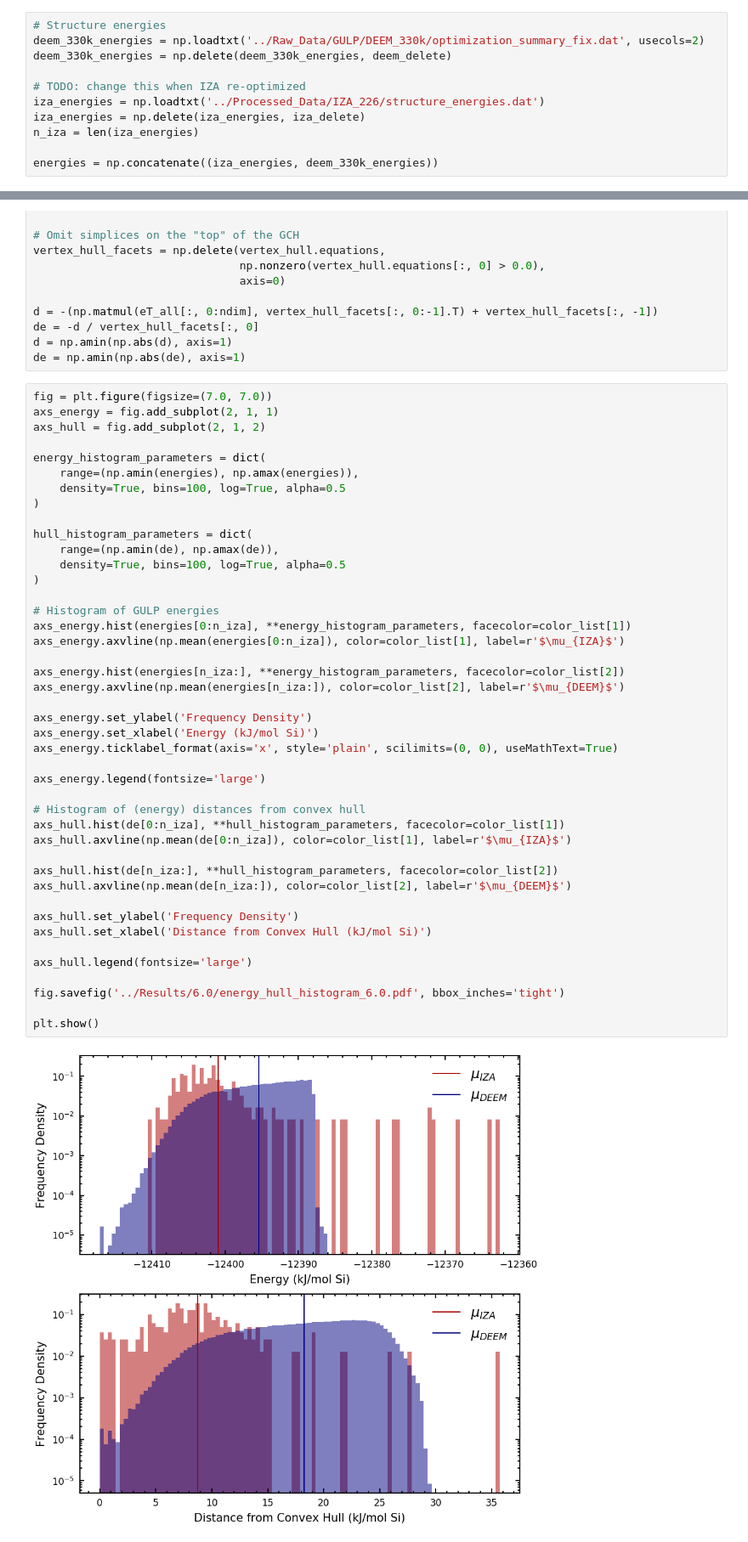
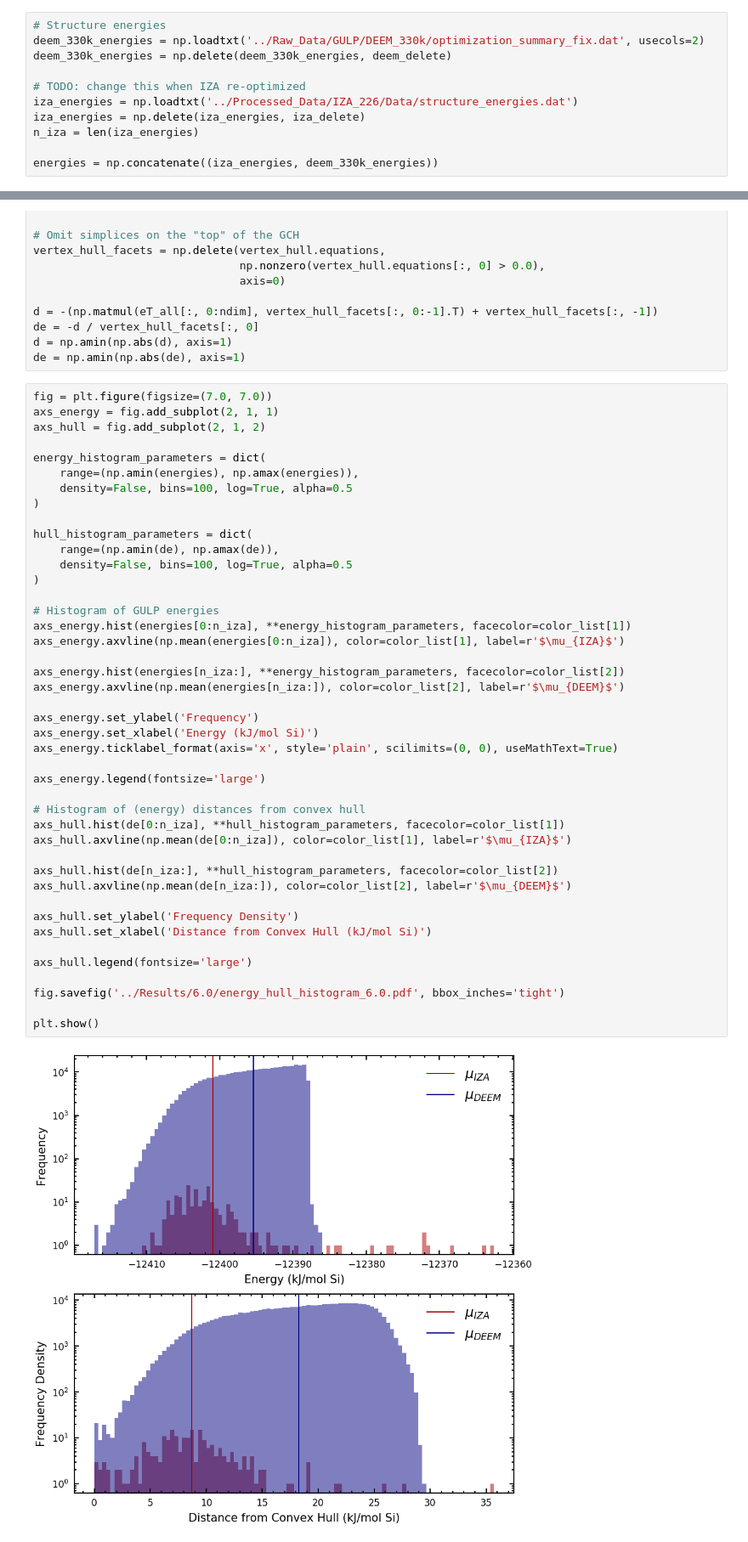
Before and after one commit to bhelfrecht/zeolites_iza-deem, a Jupyter notebook: Scripts/post_analysis_checks.ipynb, the cells around one changed output, grey strips where cells are left out. Shown at 85% size. Drawn from its saved outputs; the diff is of its cells as text.

Commit message:
Cosmetic adjustments to plots

```diff
--- a/Scripts/post_analysis_checks.ipynb
+++ b/Scripts/post_analysis_checks.ipynb
@@ -336,7 +336,7 @@ deem_330k_energies = np.loadtxt('../Raw_Data/GULP/DEEM_330k/optimization_summary
 deem_330k_energies = np.delete(deem_330k_energies, deem_delete)
 
 # TODO: change this when IZA re-optimized
-iza_energies = np.loadtxt('../Processed_Data/IZA_226/structure_energies.dat')
+iza_energies = np.loadtxt('../Processed_Data/IZA_226/Data/structure_energies.dat')
 iza_energies = np.delete(iza_energies, iza_delete)
 n_iza = len(iza_energies)
 
@@ -375,41 +375,41 @@ axs_hull = fig.add_subplot(2, 1, 2)
 
 energy_histogram_parameters = dict(
     range=(np.amin(energies), np.amax(energies)),
-    density=True, bins=100, log=True, alpha=0.5
+    density=False, bins=100, log=True, alpha=0.5
 )
 
 hull_histogram_parameters = dict(
     range=(np.amin(de), np.amax(de)),
-    density=True, bins=100, log=True, alpha=0.5
+    density=False, bins=100, log=True, alpha=0.5
 )
 
 # Histogram of GULP energies
 axs_energy.hist(energies[0:n_iza], **energy_histogram_parameters, facecolor=color_list[1])
 axs_energy.axvline(np.mean(energies[0:n_iza]), color=color_list[1], label=r'$\mu_{IZA}$')
 
 axs_energy.hist(energies[n_iza:], **energy_histogram_parameters, facecolor=color_list[2])
 axs_energy.axvline(np.mean(energies[n_iza:]), color=color_list[2], label=r'$\mu_{DEEM}$')
 
-axs_energy.set_ylabel('Frequency Density')
+axs_energy.set_ylabel('Frequency')
 axs_energy.set_xlabel('Energy (kJ/mol Si)')
 axs_energy.ticklabel_format(axis='x', style='plain', scilimits=(0, 0), useMathText=True)
 
 axs_energy.legend(fontsize='large')
 
 # Histogram of (energy) distances from convex hull
 axs_hull.hist(de[0:n_iza], **hull_histogram_parameters, facecolor=color_list[1])
 axs_hull.axvline(np.mean(de[0:n_iza]), color=color_list[1], label=r'$\mu_{IZA}$')
 
 axs_hull.hist(de[n_iza:], **hull_histogram_parameters, facecolor=color_list[2])
 axs_hull.axvline(np.mean(de[n_iza:]), color=color_list[2], label=r'$\mu_{DEEM}$')
 
 axs_hull.set_ylabel('Frequency Density')
 axs_hull.set_xlabel('Distance from Convex Hull (kJ/mol Si)')
 
 axs_hull.legend(fontsize='large')
 
 fig.savefig('../Results/6.0/energy_hull_histogram_6.0.pdf', bbox_inches='tight')
 
 plt.show()
 # %% [output]
-[figure, old version]
+[figure, new version]
```
Also changed, not shown: parts of 1 cell of this notebook.
